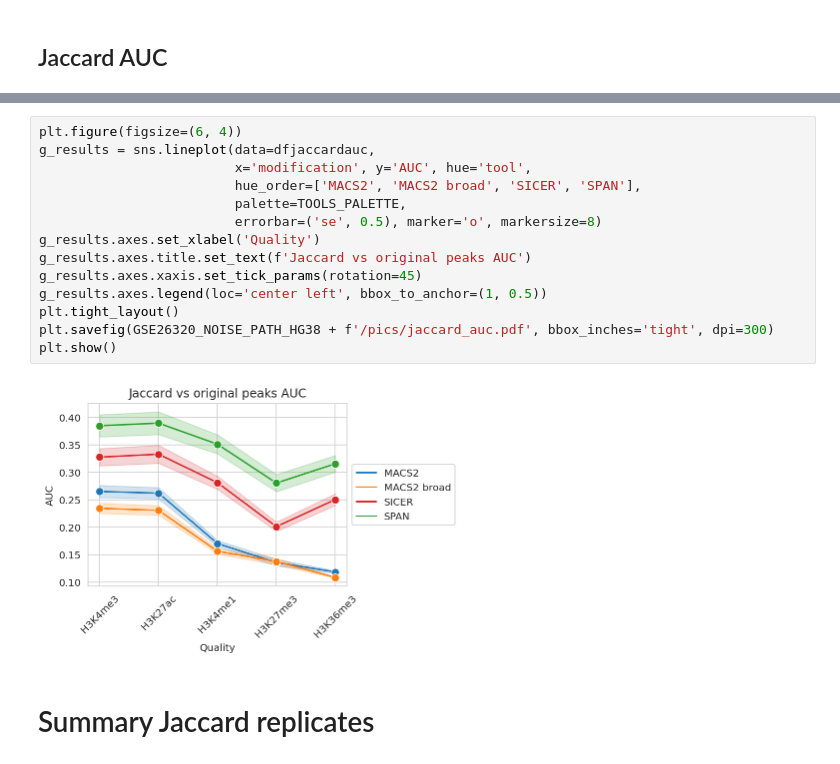
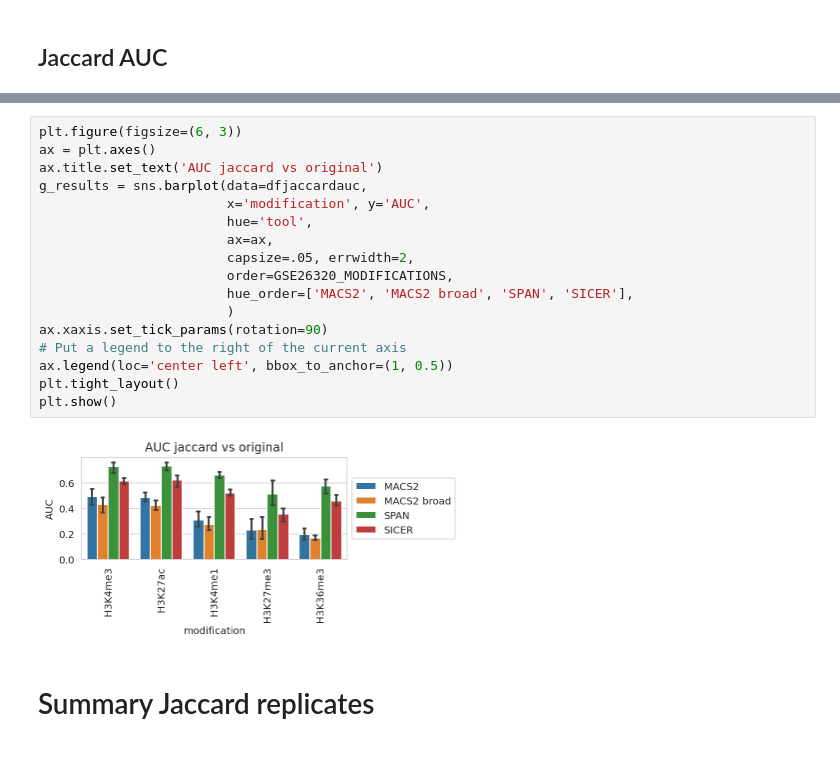
Before and after one commit to JetBrains-Research/peak-callers-analysis, a Jupyter notebook: 2023 - GSE26320 Summary.ipynb, the cells around one changed output, grey strips where cells are left out. Saved outputs shown, nothing was run; the diff lists cells and outputs as text.

Commit message:
Fixed AUC for noise jaccard vs original & between replicates

```diff
--- a/2023 - GSE26320 Summary.ipynb
+++ b/2023 - GSE26320 Summary.ipynb
@@ -640,19 +638,22 @@ dfjaccardauc
 # %%
-plt.figure(figsize=(6, 4))
-g_results = sns.lineplot(data=dfjaccardauc,
-                         x='modification', y='AUC', hue='tool',
-                         hue_order=['MACS2', 'MACS2 broad', 'SICER', 'SPAN'],
-                         palette=TOOLS_PALETTE,
-                         errorbar=('se', 0.5), marker='o', markersize=8)
-g_results.axes.set_xlabel('Quality')
-g_results.axes.title.set_text(f'Jaccard vs original peaks AUC')
-g_results.axes.xaxis.set_tick_params(rotation=45)
-g_results.axes.legend(loc='center left', bbox_to_anchor=(1, 0.5))
+plt.figure(figsize=(6, 3))
+ax = plt.axes()
+ax.title.set_text('AUC jaccard vs original')
+g_results = sns.barplot(data=dfjaccardauc,
+                        x='modification', y='AUC',
+                        hue='tool',
+                        ax=ax,
+                        capsize=.05, errwidth=2,
+                        order=GSE26320_MODIFICATIONS,
+                        hue_order=['MACS2', 'MACS2 broad', 'SPAN', 'SICER'],
+                        )
+ax.xaxis.set_tick_params(rotation=90)
+# Put a legend to the right of the current axis
+ax.legend(loc='center left', bbox_to_anchor=(1, 0.5))
 plt.tight_layout()
-plt.savefig(GSE26320_NOISE_PATH_HG38 + f'/pics/jaccard_auc.pdf', bbox_inches='tight', dpi=300)
 plt.show()
 # %% [output]
-[figure, old version]
+[figure, new version]
 # %% [markdown]
 # Summary Jaccard replicates
 # %%
```
Also changed, not shown: parts of 11 cells of this notebook.
